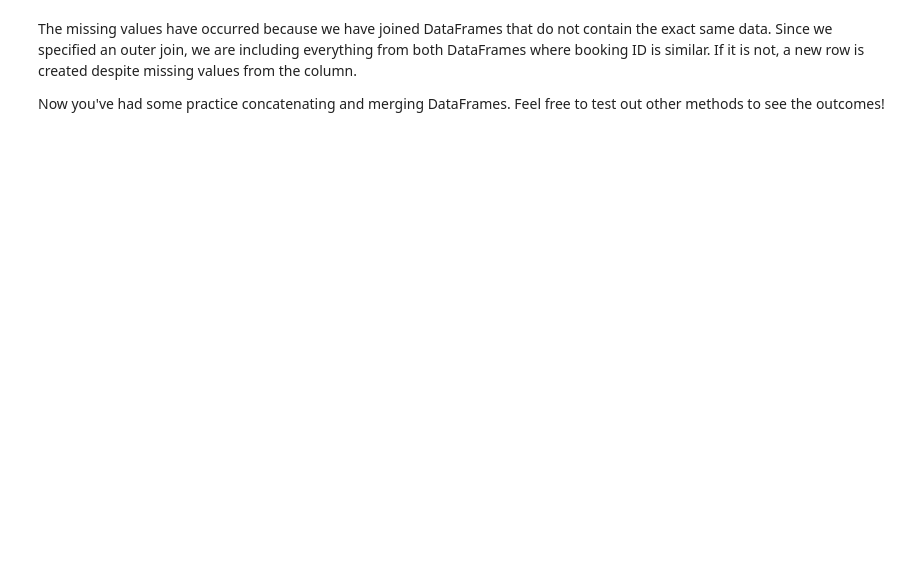
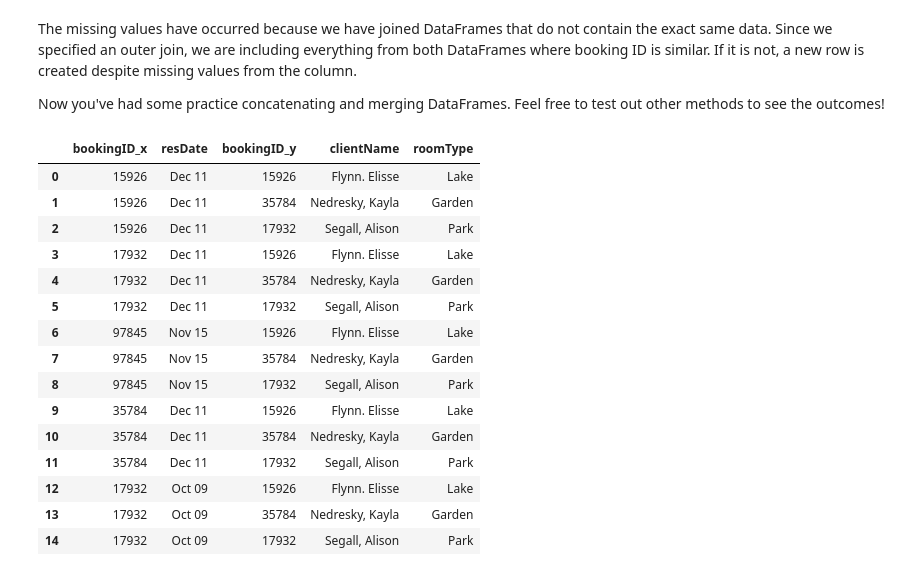
Before and after one commit to val93s/data_wrangling, a Jupyter notebook: Copy_of_6_5_3_Merge_and_Concat_Activity.ipynb, the cells around one changed output. Cells and saved outputs as stored; diff of their text form; code cells hidden in the pictures; blank space fills up the shorter version.

```diff
--- a/Copy_of_6_5_3_Merge_and_Concat_Activity.ipynb
+++ b/Copy_of_6_5_3_Merge_and_Concat_Activity.ipynb
@@ -173,3 +174,25 @@ The missing values have occurred because we have joined DataFrames that do not c
 
 
 Now you've had some practice concatenating and merging DataFrames. Feel free to test out other methods to see the outcomes!
+# %%
+df1['key'] = 1
+df2['key'] = 1
+df5 = pd.merge(df1, df2, on = "key").drop("key", 1)
+df5
+# %% [output]
+|  | bookingID_x | resDate | bookingID_y | clientName | roomType |
+| 0 | 15926 | Dec 11 | 15926 | Flynn. Elisse | Lake |
+| 1 | 15926 | Dec 11 | 35784 | Nedresky, Kayla | Garden |
+| 2 | 15926 | Dec 11 | 17932 | Segall, Alison | Park |
+| 3 | 17932 | Dec 11 | 15926 | Flynn. Elisse | Lake |
+| 4 | 17932 | Dec 11 | 35784 | Nedresky, Kayla | Garden |
+| 5 | 17932 | Dec 11 | 17932 | Segall, Alison | Park |
+| 6 | 97845 | Nov 15 | 15926 | Flynn. Elisse | Lake |
+| 7 | 97845 | Nov 15 | 35784 | Nedresky, Kayla | Garden |
+| 8 | 97845 | Nov 15 | 17932 | Segall, Alison | Park |
+| 9 | 35784 | Dec 11 | 15926 | Flynn. Elisse | Lake |
+| 10 | 35784 | Dec 11 | 35784 | Nedresky, Kayla | Garden |
+| 11 | 35784 | Dec 11 | 17932 | Segall, Alison | Park |
+| 12 | 17932 | Oct 09 | 15926 | Flynn. Elisse | Lake |
+| 13 | 17932 | Oct 09 | 35784 | Nedresky, Kayla | Garden |
+| 14 | 17932 | Oct 09 | 17932 | Segall, Alison | Park |
```
Also changed, not shown: parts of 12 cells of this notebook.
